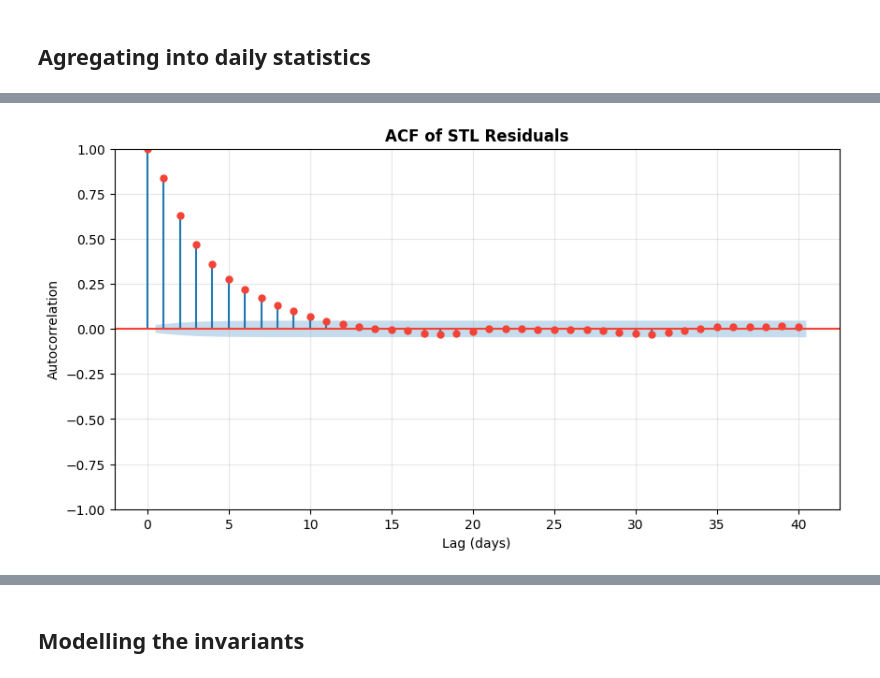
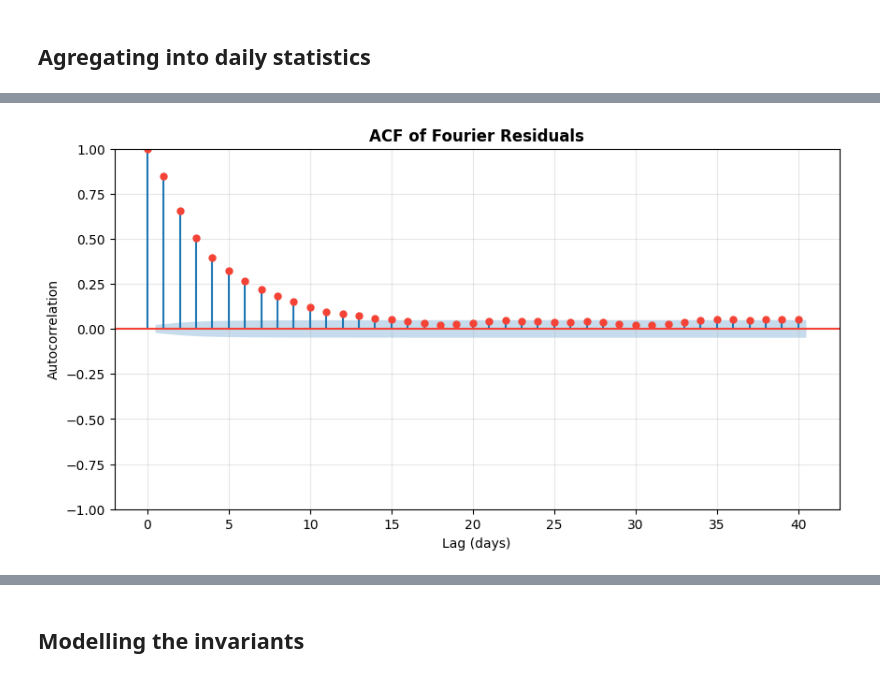
Before and after one commit to lucasmonero/Greenfin_Thesis, a Jupyter notebook: Code/Modelling/Temperature model.ipynb, the cells around one changed output, grey strips where cells are left out. Saved outputs shown, nothing was run; the diff lists cells and outputs as text; code cells hidden in the pictures.

```diff
--- a/Code/Modelling/Temperature model.ipynb
+++ b/Code/Modelling/Temperature model.ipynb
@@ -236,13 +232,12 @@ Fitted Student's t-distribution parameters: ν=21.2755, loc=-0.0483, scale=2.279
 # %%
-# Check the Autocorrelation of the residuals
 from statsmodels.graphics.tsaplots import plot_acf
 fig, ax = plt.subplots(figsize=(10, 5))
-plot_acf(result_stl.resid.dropna(), lags=40, ax=ax, color='#f44336')
-ax.set_title('ACF of STL Residuals', fontsize=12, fontweight='bold')
+plot_acf(residuals.dropna(), lags=40, ax=ax, color='#f44336')
+ax.set_title('ACF of Fourier Residuals', fontsize=12, fontweight='bold')
 ax.set_xlabel('Lag (days)')
 ax.set_ylabel('Autocorrelation')
 ax.grid(True, alpha=0.3)
 plt.show()
 # %% [output]
-[figure, old version]
+[figure, new version]
 # %%
```
Also changed, not shown: parts of 29 cells of this notebook, 6 other files.
